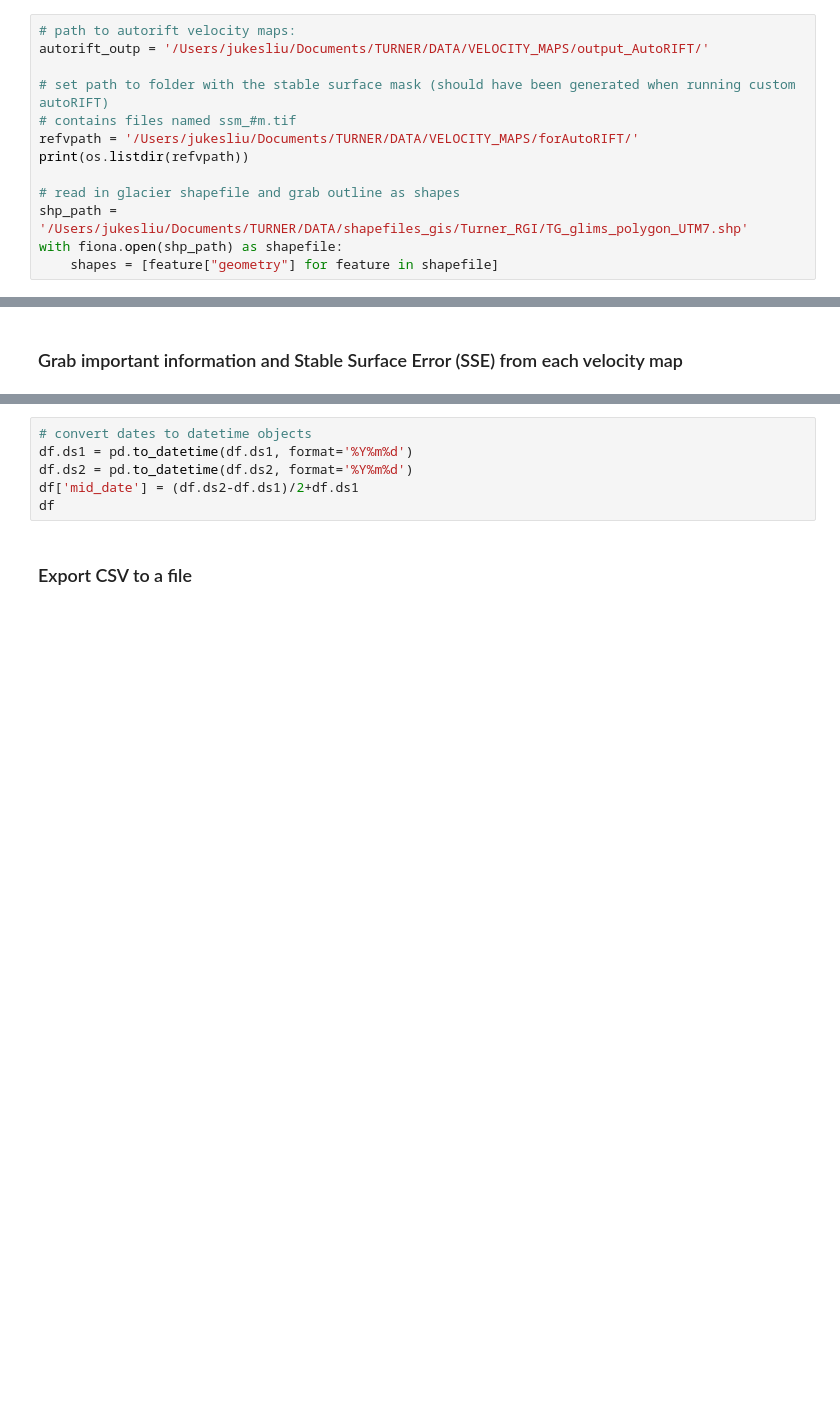
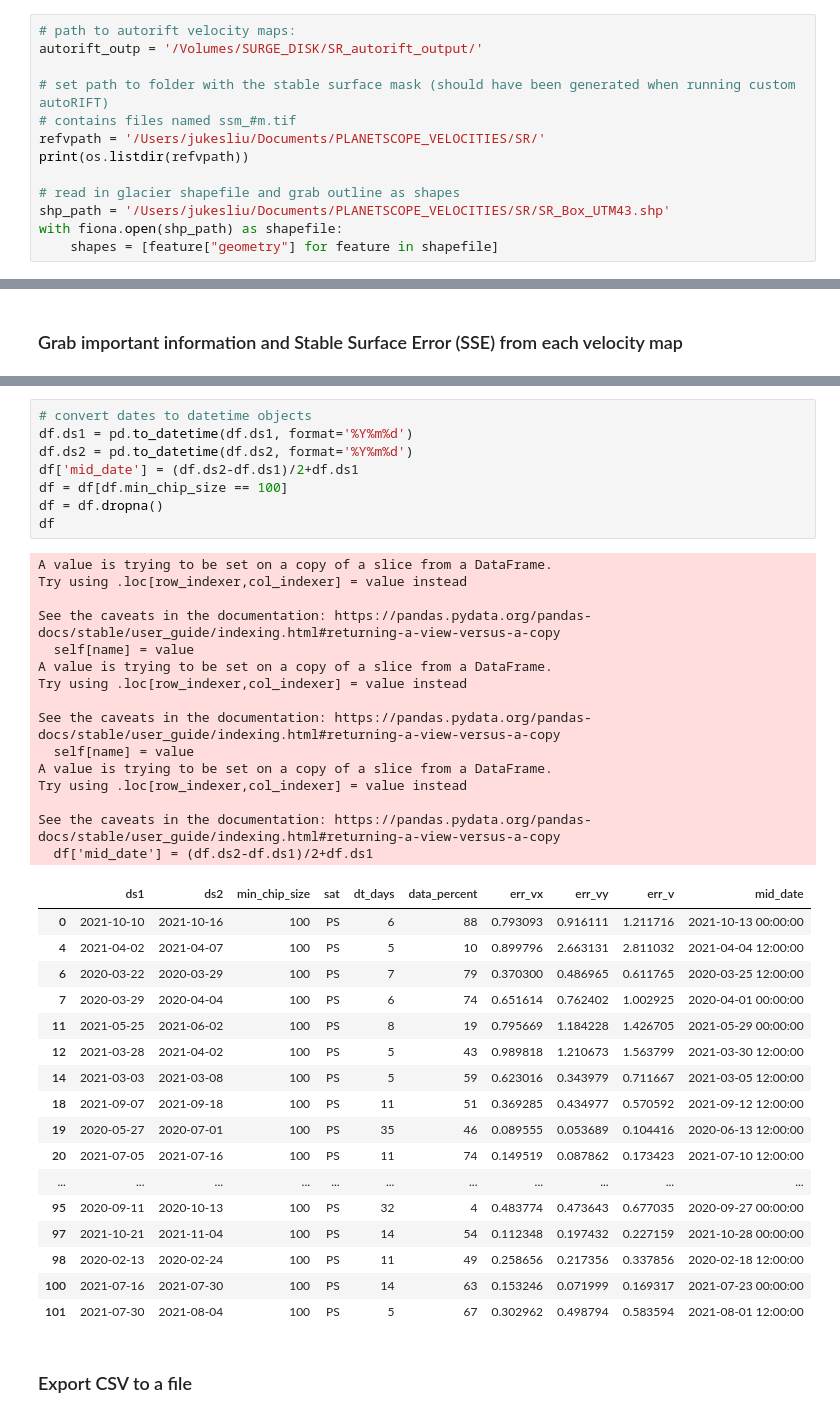
Before and after one commit to jukesliu/CautoRIFT, a Jupyter notebook: calculate_vmap_SSE.ipynb, the cells around one changed output, grey strips where cells are left out. Cells and saved outputs as stored; diff of their text form; blank space fills up the shorter version.

```diff
--- a/calculate_vmap_SSE.ipynb
+++ b/calculate_vmap_SSE.ipynb
@@ -16,14 +16,14 @@ from shapely.geometry import mapping
 ### Set paths to velocity maps, the stable surface masks (ssm), and a glacier shapefile (UTM projection)
 # %%
 # path to autorift velocity maps:
-autorift_outp = '/Users/jukesliu/Documents/TURNER/DATA/VELOCITY_MAPS/output_AutoRIFT/'
+autorift_outp = '/Volumes/SURGE_DISK/SR_autorift_output/'
 
 # set path to folder with the stable surface mask (should have been generated when running custom autoRIFT)
 # contains files named ssm_#m.tif
-refvpath = '/Users/jukesliu/Documents/TURNER/DATA/VELOCITY_MAPS/forAutoRIFT/'
+refvpath = '/Users/jukesliu/Documents/PLANETSCOPE_VELOCITIES/SR/'
 print(os.listdir(refvpath))
 
 # read in glacier shapefile and grab outline as shapes
-shp_path = '/Users/jukesliu/Documents/TURNER/DATA/shapefiles_gis/Turner_RGI/TG_glims_polygon_UTM7.shp'
+shp_path = '/Users/jukesliu/Documents/PLANETSCOPE_VELOCITIES/SR/SR_Box_UTM43.shp'
 with fiona.open(shp_path) as shapefile:
     shapes = [feature["geometry"] for feature in shapefile]
@@ -105,9 +124,44 @@ df
 # %%
 # convert dates to datetime objects
 df.ds1 = pd.to_datetime(df.ds1, format='%Y%m%d')
 df.ds2 = pd.to_datetime(df.ds2, format='%Y%m%d')
 df['mid_date'] = (df.ds2-df.ds1)/2+df.ds1
+df = df[df.min_chip_size == 100]
+df = df.dropna()
 df
+# %% [output]
+A value is trying to be set on a copy of a slice from a DataFrame.
+Try using .loc[row_indexer,col_indexer] = value instead
+
+See the caveats in the documentation: https://pandas.pydata.org/pandas-docs/stable/user_guide/indexing.html#returning-a-view-versus-a-copy
+  self[name] = value
+A value is trying to be set on a copy of a slice from a DataFrame.
+Try using .loc[row_indexer,col_indexer] = value instead
+
+See the caveats in the documentation: https://pandas.pydata.org/pandas-docs/stable/user_guide/indexing.html#returning-a-view-versus-a-copy
+  self[name] = value
+A value is trying to be set on a copy of a slice from a DataFrame.
+Try using .loc[row_indexer,col_indexer] = value instead
+
+See the caveats in the documentation: https://pandas.pydata.org/pandas-docs/stable/user_guide/indexing.html#returning-a-view-versus-a-copy
+  df['mid_date'] = (df.ds2-df.ds1)/2+df.ds1
+|  | ds1 | ds2 | min_chip_size | sat | dt_days | data_percent | err_vx | err_vy | err_v | mid_date |
+| 0 | 2021-10-10 | 2021-10-16 | 100 | PS | 6 | 88 | 0.793093 | 0.916111 | 1.211716 | 2021-10-13 00:00:00 |
+| 4 | 2021-04-02 | 2021-04-07 | 100 | PS | 5 | 10 | 0.899796 | 2.663131 | 2.811032 | 2021-04-04 12:00:00 |
+| 6 | 2020-03-22 | 2020-03-29 | 100 | PS | 7 | 79 | 0.370300 | 0.486965 | 0.611765 | 2020-03-25 12:00:00 |
+| 7 | 2020-03-29 | 2020-04-04 | 100 | PS | 6 | 74 | 0.651614 | 0.762402 | 1.002925 | 2020-04-01 00:00:00 |
+| 11 | 2021-05-25 | 2021-06-02 | 100 | PS | 8 | 19 | 0.795669 | 1.184228 | 1.426705 | 2021-05-29 00:00:00 |
+| 12 | 2021-03-28 | 2021-04-02 | 100 | PS | 5 | 43 | 0.989818 | 1.210673 | 1.563799 | 2021-03-30 12:00:00 |
+| 14 | 2021-03-03 | 2021-03-08 | 100 | PS | 5 | 59 | 0.623016 | 0.343979 | 0.711667 | 2021-03-05 12:00:00 |
+| 18 | 2021-09-07 | 2021-09-18 | 100 | PS | 11 | 51 | 0.369285 | 0.434977 | 0.570592 | 2021-09-12 12:00:00 |
+| 19 | 2020-05-27 | 2020-07-01 | 100 | PS | 35 | 46 | 0.089555 | 0.053689 | 0.104416 | 2020-06-13 12:00:00 |
+| 20 | 2021-07-05 | 2021-07-16 | 100 | PS | 11 | 74 | 0.149519 | 0.087862 | 0.173423 | 2021-07-10 12:00:00 |
+| ... | ... | ... | ... | ... | ... | ... | ... | ... | ... | ... |
+| 95 | 2020-09-11 | 2020-10-13 | 100 | PS | 32 | 4 | 0.483774 | 0.473643 | 0.677035 | 2020-09-27 00:00:00 |
+| 97 | 2021-10-21 | 2021-11-04 | 100 | PS | 14 | 54 | 0.112348 | 0.197432 | 0.227159 | 2021-10-28 00:00:00 |
+| 98 | 2020-02-13 | 2020-02-24 | 100 | PS | 11 | 49 | 0.258656 | 0.217356 | 0.337856 | 2020-02-18 12:00:00 |
+| 100 | 2021-07-16 | 2021-07-30 | 100 | PS | 14 | 63 | 0.153246 | 0.071999 | 0.169317 | 2021-07-23 00:00:00 |
+| 101 | 2021-07-30 | 2021-08-04 | 100 | PS | 5 | 67 | 0.302962 | 0.498794 | 0.583594 | 2021-08-01 12:00:00 |
 # %% [markdown]
 ### Export CSV to a file
 # %%
```
Also changed, not shown: parts of 4 cells of this notebook, 5 other files.
